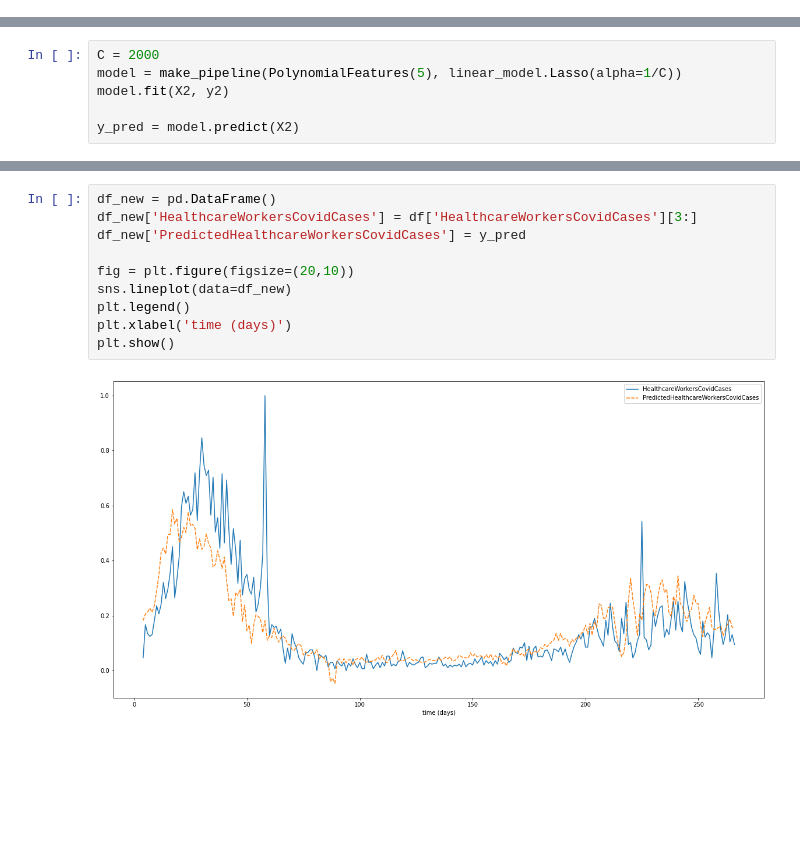
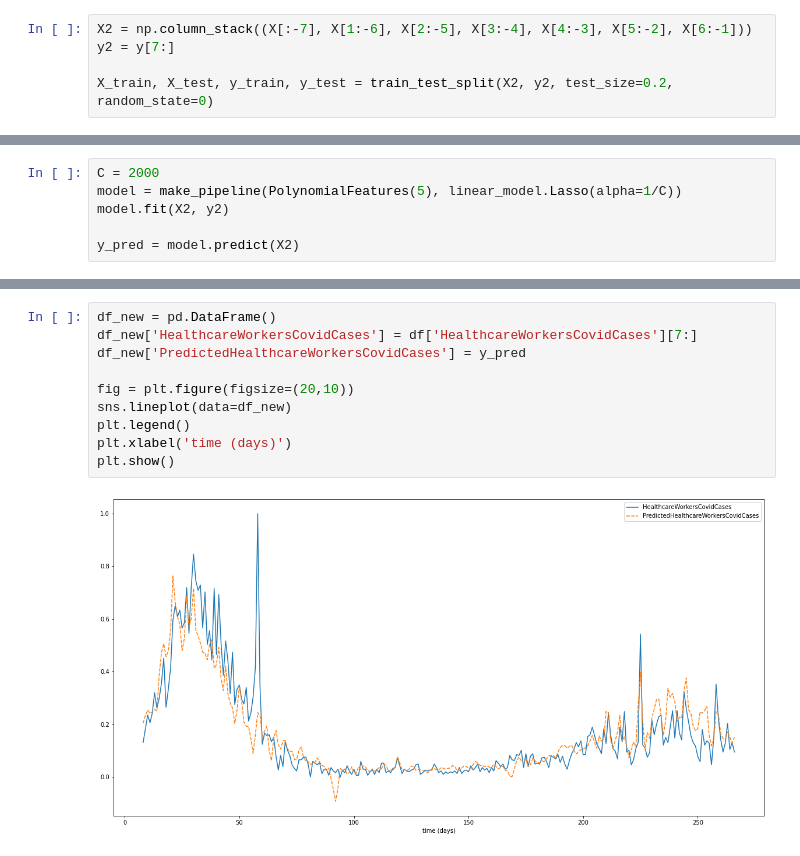
Before and after one commit to molonepa/ML-Group-Project, a Jupyter notebook: lasso.ipynb, the cells around one changed output, grey strips where cells are left out. Cells and saved outputs as stored; diff of their text form; blank space fills up the shorter version.

```diff
--- a/lasso.ipynb
+++ b/lasso.ipynb
@@ -63,0 +80,5 @@ y2 = y[3:]
+# %%
+X2 = np.column_stack((X[:-7], X[1:-6], X[2:-5], X[3:-4], X[4:-3], X[5:-2], X[6:-1]))
+y2 = y[7:]
+
+X_train, X_test, y_train, y_test = train_test_split(X2, y2, test_size=0.2, random_state=0)
@@ -88,12 +110,12 @@ plt.show()
 # %%
 df_new = pd.DataFrame()
-df_new['HealthcareWorkersCovidCases'] = df['HealthcareWorkersCovidCases'][3:]
+df_new['HealthcareWorkersCovidCases'] = df['HealthcareWorkersCovidCases'][7:]
 df_new['PredictedHealthcareWorkersCovidCases'] = y_pred
 
 fig = plt.figure(figsize=(20,10))
 sns.lineplot(data=df_new)
 plt.legend()
 plt.xlabel('time (days)')
 plt.show()
 # %% [output]
-[figure, old version]
+[figure, new version]
```
Also changed, not shown: parts of 12 cells of this notebook.
